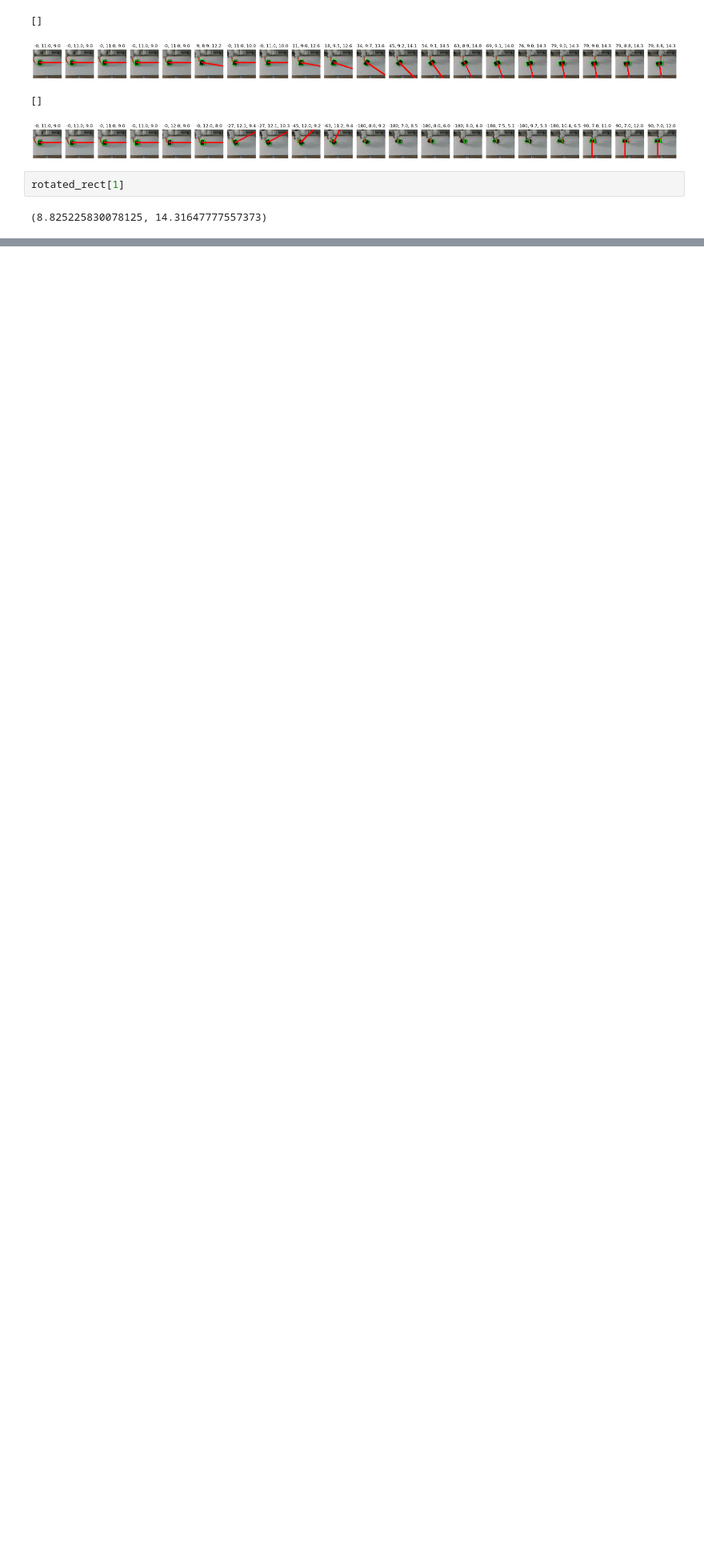
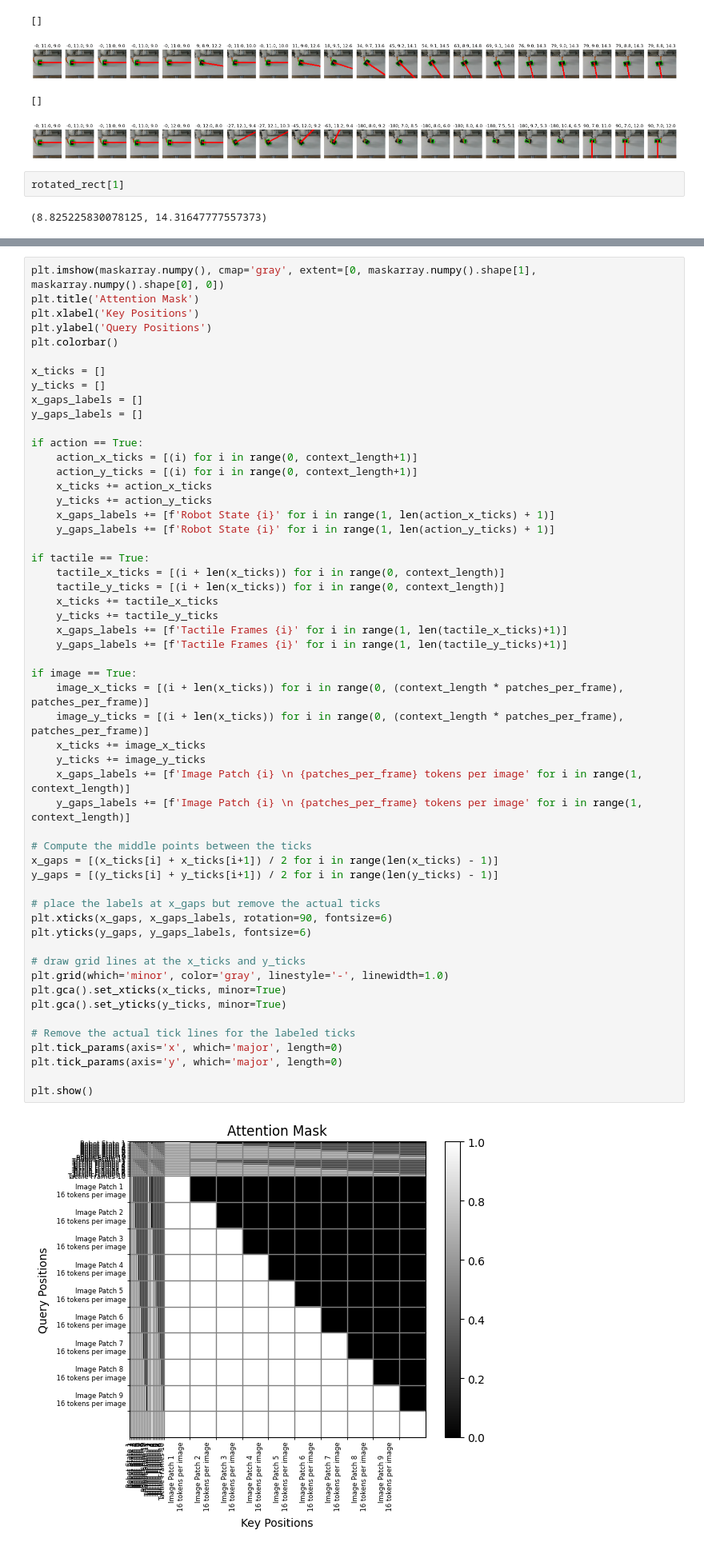
Before and after one commit to WillMandil001/SPOTS_infilling, a Jupyter notebook: playground.ipynb, the cells around one changed output, grey strips where cells are left out. Shown at 80% size. Cells and saved outputs as stored; diff of their text form; blank space fills up the shorter version.

```diff
--- a/playground.ipynb
+++ b/playground.ipynb
@@ -164,0 +566,56 @@ rotated_rect[1]
+# %%
+plt.imshow(maskarray.numpy(), cmap='gray', extent=[0, maskarray.numpy().shape[1], maskarray.numpy().shape[0], 0])
+plt.title('Attention Mask')
+plt.xlabel('Key Positions')
+plt.ylabel('Query Positions')
+plt.colorbar()
+
+x_ticks = []
+y_ticks = []
+x_gaps_labels = []
+y_gaps_labels = []
+
+if action == True:
+    action_x_ticks = [(i) for i in range(0, context_length+1)]
+    action_y_ticks = [(i) for i in range(0, context_length+1)]
+    x_ticks += action_x_ticks
+    y_ticks += action_y_ticks
+    x_gaps_labels += [f'Robot State {i}' for i in range(1, len(action_x_ticks) + 1)]
+    y_gaps_labels += [f'Robot State {i}' for i in range(1, len(action_y_ticks) + 1)]
+
+if tactile == True:
+    tactile_x_ticks = [(i + len(x_ticks)) for i in range(0, context_length)]
+    tactile_y_ticks = [(i + len(x_ticks)) for i in range(0, context_length)]
+    x_ticks += tactile_x_ticks
+    y_ticks += tactile_y_ticks
+    x_gaps_labels += [f'Tactile Frames {i}' for i in range(1, len(tactile_x_ticks)+1)]
+    y_gaps_labels += [f'Tactile Frames {i}' for i in range(1, len(tactile_y_ticks)+1)]
+
+if image == True:
+    image_x_ticks = [(i + len(x_ticks)) for i in range(0, (context_length * patches_per_frame), patches_per_frame)]
+    image_y_ticks = [(i + len(x_ticks)) for i in range(0, (context_length * patches_per_frame), patches_per_frame)]
+    x_ticks += image_x_ticks
+    y_ticks += image_y_ticks
+    x_gaps_labels += [f'Image Patch {i} \n {patches_per_frame} tokens per image' for i in range(1, context_length)]
+    y_gaps_labels += [f'Image Patch {i} \n {patches_per_frame} tokens per image' for i in range(1, context_length)]
+
+# Compute the middle points between the ticks
+x_gaps = [(x_ticks[i] + x_ticks[i+1]) / 2 for i in range(len(x_ticks) - 1)]
+y_gaps = [(y_ticks[i] + y_ticks[i+1]) / 2 for i in range(len(y_ticks) - 1)]
+
+# place the labels at x_gaps but remove the actual ticks
+plt.xticks(x_gaps, x_gaps_labels, rotation=90, fontsize=6)
+plt.yticks(y_gaps, y_gaps_labels, fontsize=6)
+
+# draw grid lines at the x_ticks and y_ticks
+plt.grid(which='minor', color='gray', linestyle='-', linewidth=1.0)
+plt.gca().set_xticks(x_ticks, minor=True)
+plt.gca().set_yticks(y_ticks, minor=True)
+
+# Remove the actual tick lines for the labeled ticks
+plt.tick_params(axis='x', which='major', length=0)
+plt.tick_params(axis='y', which='major', length=0)
+
+plt.show()
+# %% [output]
+[figure, added]
```
Also changed, not shown: parts of 8 cells of this notebook, 1 other file.
